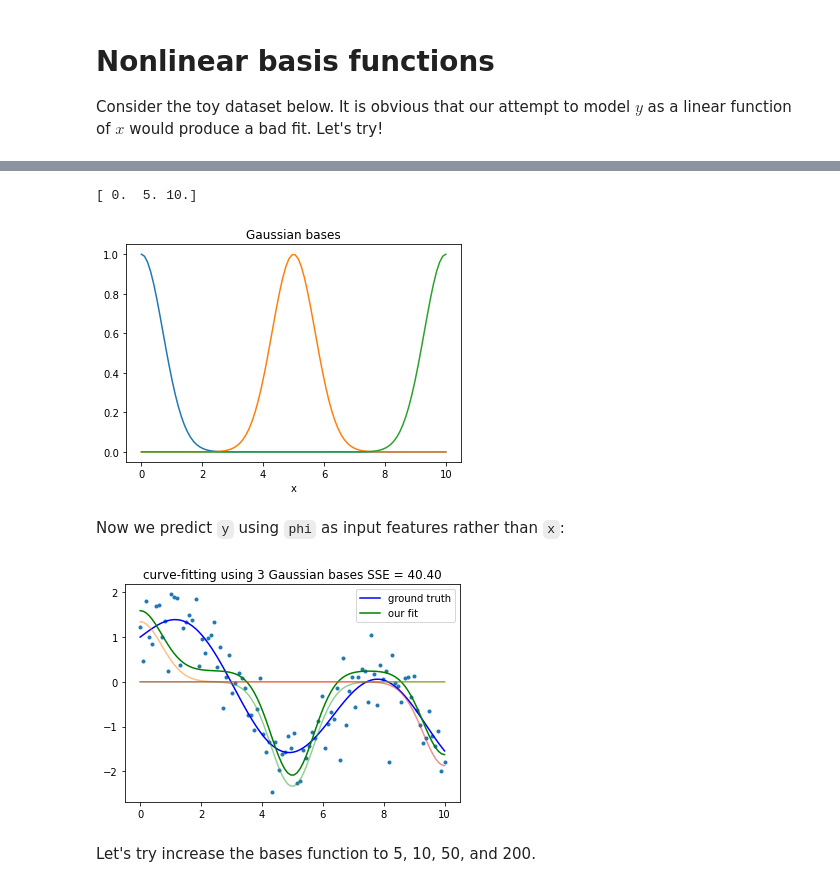
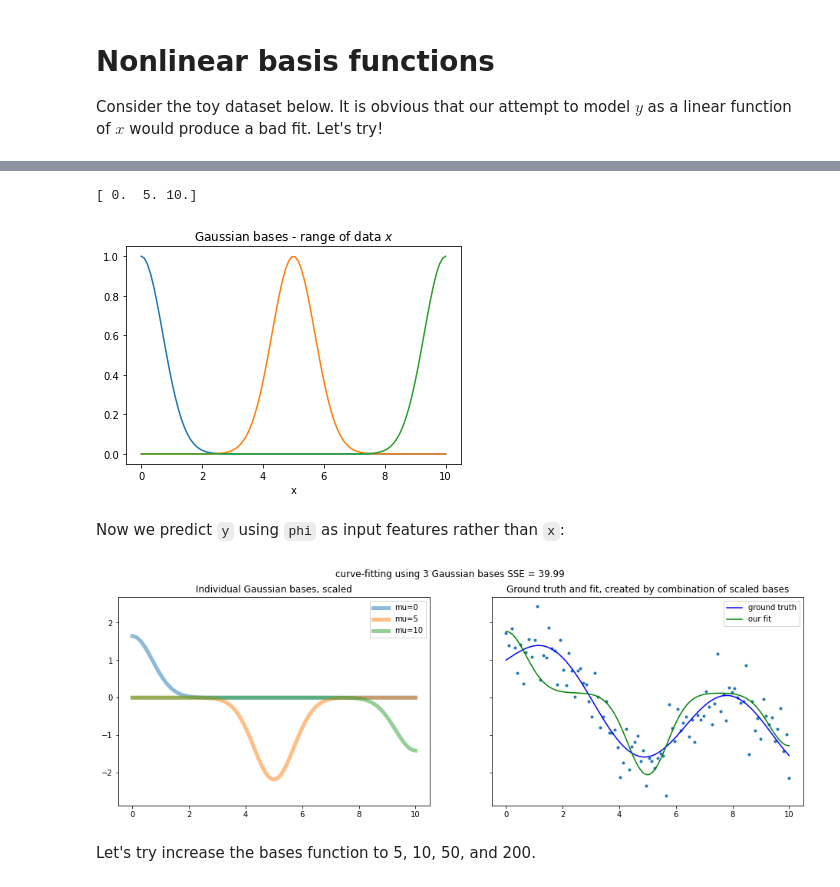
Before and after one commit to yueliyl/gec_intro2ml, a Jupyter notebook: Regularization.ipynb, the cells around one changed output, grey strips where cells are left out. Cells and saved outputs as stored; diff of their text form; code cells hidden in the pictures.

```diff
--- a/Regularization.ipynb
+++ b/Regularization.ipynb
@@ -106,3 +108,22 @@ These are called non-linear bases, because each new feature is a non-linear func
 Note that there are many other features that you can build to better fit this data. Below, we build ten such features with 10 different mean values.
 By doing this our new design matrix (called `Phi` below) had 10 features (+1 intercept that is added in the `LinearRegression` class).
 Below, let's plot these non-linear bases.
+# %%
+## plot Gaussian basis for larger range than x data
+
+x_tended = np.linspace(-3,13,1000)
+
+D=3
+gaussian = lambda x,mu,sigma: np.exp(-((x-mu)/sigma)**2)          #non-linear feature function
+mu = np.linspace(0,10,D)                                          #different mean values for the non-linear features
+phi = gaussian(x_tended[:,None], mu[None,:],1)                           #gives a new set of features of the existing data
+
+for d in range(D):
+    plt.plot(x_tended, phi[:,d], '-')
+
+plt.xlabel('x')
+plt.title('Gaussian bases')
+# plt.show()
+plt.savefig('gaussian_basis.png', bbox_inches="tight", dpi=300)
+
+print(mu)
@@ -109,36 +133,48 @@ Below, let's plot these non-linear bases.
 # %%
+## plot Gaussian basis for range of x data
+
 D=3
+
 gaussian = lambda x,mu,sigma: np.exp(-((x-mu)/sigma)**2)          #non-linear feature function
 mu = np.linspace(0,10,D)                                          #different mean values for the non-linear features
 phi = gaussian(x[:,None], mu[None,:],1)                           #gives a new set of features of the existing data
+
 for d in range(D):
     plt.plot(x, phi[:,d], '-')
 plt.xlabel('x')
-plt.title('Gaussian bases')
+plt.title('Gaussian bases - range of data $x$')
 # plt.show()
 plt.savefig('gaussian_basis.png', bbox_inches="tight", dpi=300)
 
 print(mu)
 # %% [output]
 [ 0.  5. 10.]
-[figure, old version]
+[figure, new version]
 # %% [markdown]
 Now we predict `y` using `phi` as input features rather than `x`:
 # %%
+model = LinearRegression()
 yh = model.fit(phi,y).predict(phi)
 
-plt.plot(x, y, '.')
-plt.plot(x, yt, 'b-', label='ground truth')
-plt.plot(x, yh, 'g-', label='our fit')
+fig, ax = plt.subplots(1,2,figsize=[16.,5.], sharex=True, sharey=True)
+
 for d in range(D):
-    plt.plot(x, model.w[d]*phi[:,d], '-', alpha=.5)
-plt.legend()
+    ax[0].plot(x, model.w[d]*phi[:,d], '-', alpha=.5, label='mu={}'.format(int(mu[d])), linewidth=5)
+ax[0].legend()
+ax[0].set_title('Individual Gaussian bases, scaled')
+
+ax[1].plot(x, y, '.')
+ax[1].plot(x, yt, 'b-', label='ground truth')
+ax[1].plot(x, yh, 'g-', label='our fit')
+ax[1].legend()
+ax[1].set_title('Ground truth and fit, created by combination of scaled bases')
+
 sse = np.square(yh - y).sum()
-plt.title(f'curve-fitting using {D} Gaussian bases SSE = {sse:.2f}')
+plt.suptitle(f'curve-fitting using {D} Gaussian bases SSE = {sse:.2f}')
 
 plt.savefig(f'{D}_gaussian_bases_fit.png', bbox_inches="tight", dpi=300)
 # %% [output]
-[figure, old version]
+[figure, new version]
 # %% [markdown]
 Let's try increase the bases function to 5, 10, 50, and 200.
 # %%
```
Also changed, not shown: parts of 20 cells of this notebook.
